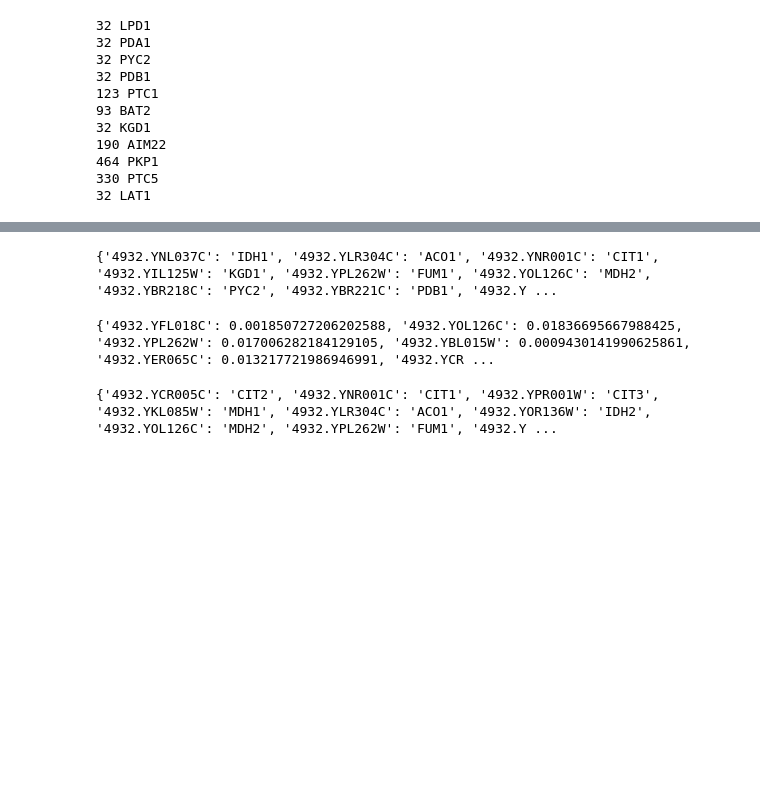
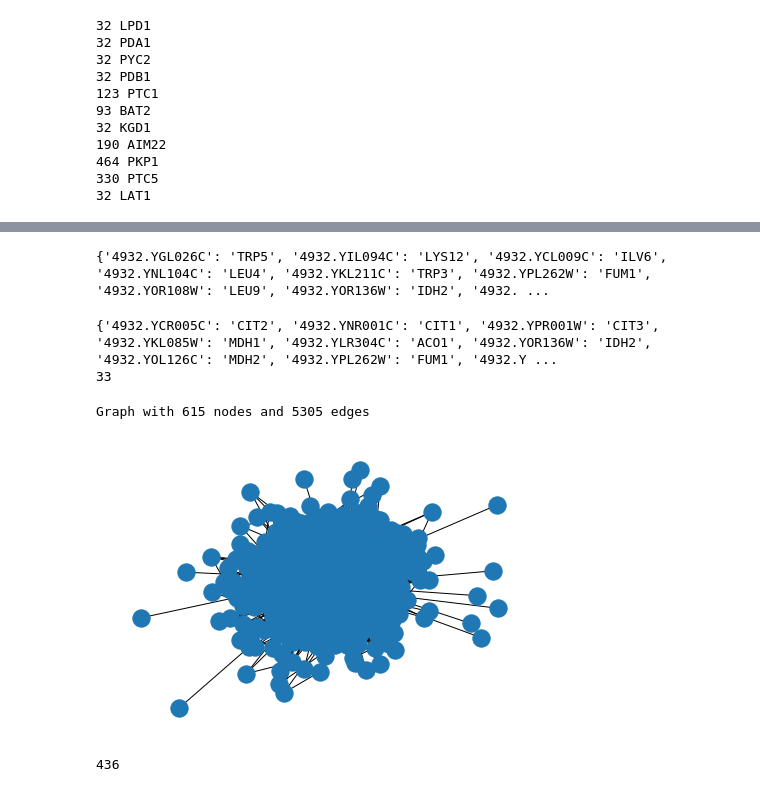
Before and after one commit to eluo2527/MATH_BCMB_3888, a Jupyter notebook: main.ipynb, the cells around one changed output, grey strips where cells are left out. Drawn from its saved outputs; the diff is of its cells as text; code cells hidden in the pictures; blank space fills up the shorter version.

Commit message:
First attempt at betweeness on weighetd networkl

```diff
--- a/main.ipynb
+++ b/main.ipynb
@@ -113,0 +120,4 @@ nx.draw_networkx_edge_labels(weighted_network, pos, edge_labels=labels)
+# %%
+mapping = {node : f"w{node}" for node in weighted_network.nodes}
+weighted_network_rename = nx.relabel_nodes(weighted_network, mapping)
+print(weighted_network_rename.nodes)
@@ -138,6 +150,8 @@ nx.draw(cluster_network)
 # %%
 b_centrality = func.between_centrality(G, named_clusters[32], named_clusters[93])
 # %%
+# This is comparing cluster 32 and 93
+
 # sorts the dictionary such that highest centrality is first
 sorted_betweeness = dict(sorted(b_centrality.items(), key = lambda x: -x[1]))
 
@@ -145,25 +159,40 @@ sorted_betweeness = dict(sorted(b_centrality.items(), key = lambda x: -x[1]))
 #     print(f"The node {key} has a betweenness centrality score of {val}")
 
 # gives first 5 maybe or more to BCMB students
-prefered_names = func.parser(b_centrality.keys(), False)
+prefered_names = func.parser(sorted_betweeness.keys(), False)
 print(prefered_names)
 # %% [output]
-{'4932.YNL037C': 'IDH1', '4932.YLR304C': 'ACO1', '4932.YNR001C': 'CIT1', '4932.YIL125W': 'KGD1', '4932.YPL262W': 'FUM1', '4932.YOL126C': 'MDH2', '4932.YBR218C': 'PYC2', '4932.YBR221C': 'PDB1', '4932.Y ...
+{'4932.YGL026C': 'TRP5', '4932.YIL094C': 'LYS12', '4932.YCL009C': 'ILV6', '4932.YNL104C': 'LEU4', '4932.YKL211C': 'TRP3', '4932.YPL262W': 'FUM1', '4932.YOR108W': 'LEU9', '4932.YOR136W': 'IDH2', '4932. ...
 # %%
+# this here is just within cluster 32
 
-hi = nx.betweenness_centrality(func.cluster_graph(G, named_clusters[32]))
-print(hi)
+c32 = nx.betweenness_centrality(func.cluster_graph(G, named_clusters[32]))
+# print(c32)
-# %% [output]
-{'4932.YFL018C': 0.001850727206202588, '4932.YOL126C': 0.01836695667988425, '4932.YPL262W': 0.017006282184129105, '4932.YBL015W': 0.0009430141990625861, '4932.YER065C': 0.013217721986946991, '4932.YCR ...
 # %%
 # sorts the dictionary such that highest centrality is first
-hi_2 = dict(sorted(hi.items(), key = lambda x: -x[1]))
+c32_sorted = dict(sorted(c32.items(), key = lambda x: -x[1]))
 
 # for key, val in sorted_betweeness.items():
 #     print(f"The node {key} has a betweenness centrality score of {val}")
 
 # gives first 5 maybe or more to BCMB students
-prefered_names = func.parser(hi_2.keys(), False)
-print(prefered_names)
+c32_sorted = func.parser(c32_sorted.keys(), False)
+print(c32_sorted)
+print(len(c32_sorted))
 # %% [output]
 {'4932.YCR005C': 'CIT2', '4932.YNR001C': 'CIT1', '4932.YPR001W': 'CIT3', '4932.YKL085W': 'MDH1', '4932.YLR304C': 'ACO1', '4932.YOR136W': 'IDH2', '4932.YOL126C': 'MDH2', '4932.YPL262W': 'FUM1', '4932.Y ...
+33
+# %%
+# Iscolated the middle section of the graph as seen in an earlier picture
+# Used clsuter 32 as the source as it contains LPD1
+
+filtered_weight = func.connected_clusters(weighted_network_rename, 'w32')
+nx.draw(filtered_weight)
+print(filtered_weight)
+# %% [output]
+Graph with 615 nodes and 5305 edges
+[figure, added]
+# %%
+print(nx.number_connected_components(weighted_network))
+# %% [output]
+436
```
Also changed, not shown: parts of 7 cells of this notebook, 1 other file.
